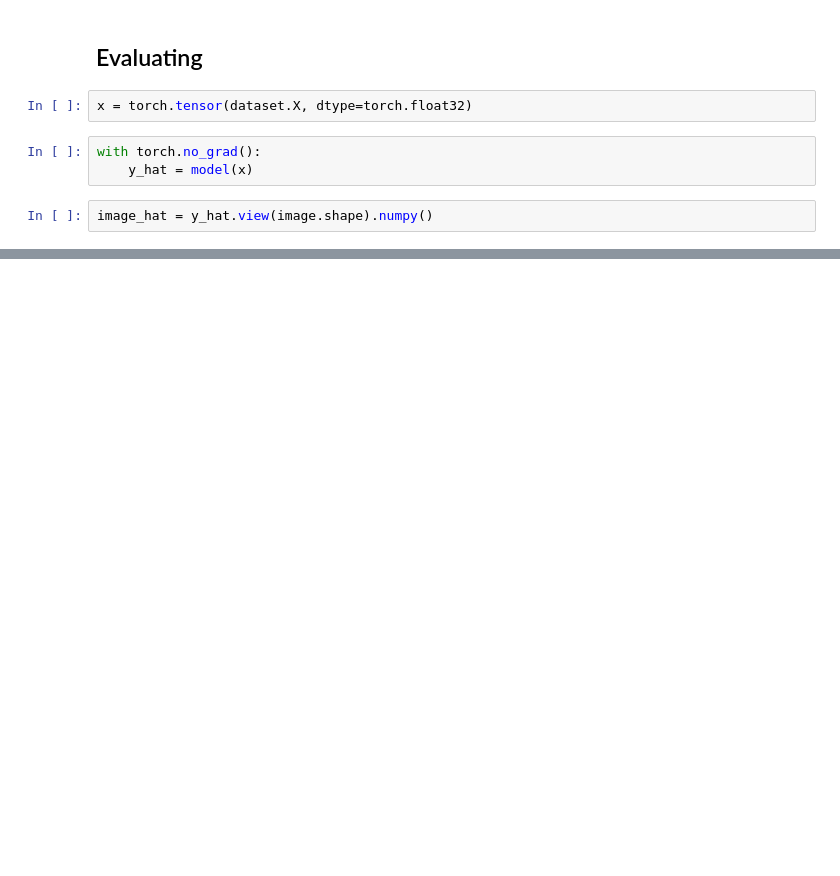
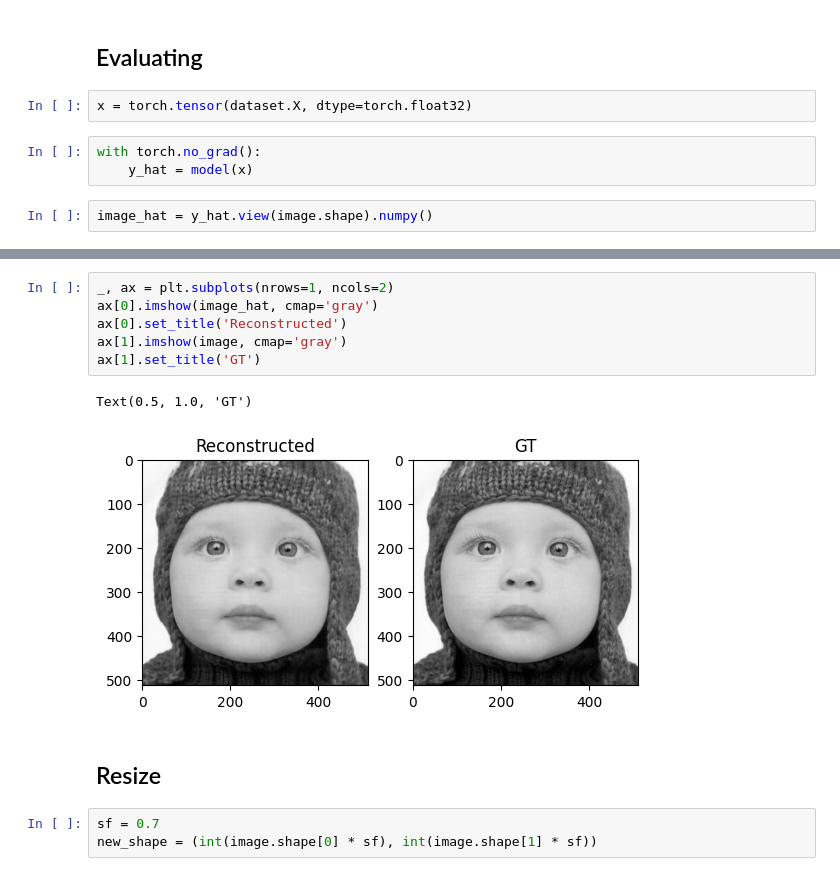
Before and after one commit to HosseinZaredar/Gibborim, a Jupyter notebook: codes/00 NeRF/nerf.ipynb, the cells around one changed output, grey strips where cells are left out. Cells and saved outputs as stored; diff of their text form; blank space fills up the shorter version.

```diff
--- a/codes/00 NeRF/nerf.ipynb
+++ b/codes/00 NeRF/nerf.ipynb
@@ -121,0 +187,14 @@ plt.imshow(image_hat, cmap='gray')
+# %%
+_, ax = plt.subplots(nrows=1, ncols=2)
+ax[0].imshow(image_hat, cmap='gray')
+ax[0].set_title('Reconstructed')
+ax[1].imshow(image, cmap='gray')
+ax[1].set_title('GT')
+# %% [output]
+Text(0.5, 1.0, 'GT')
+[figure, added]
+# %% [markdown]
+## Resize
+# %%
+sf = 0.7
+new_shape = (int(image.shape[0] * sf), int(image.shape[1] * sf))
```
Also changed, not shown: parts of 22 cells of this notebook.
